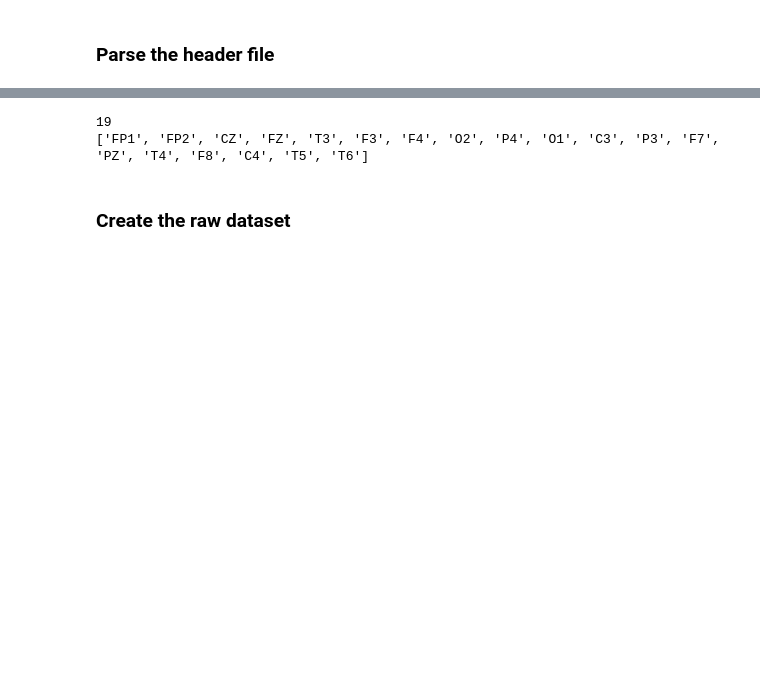
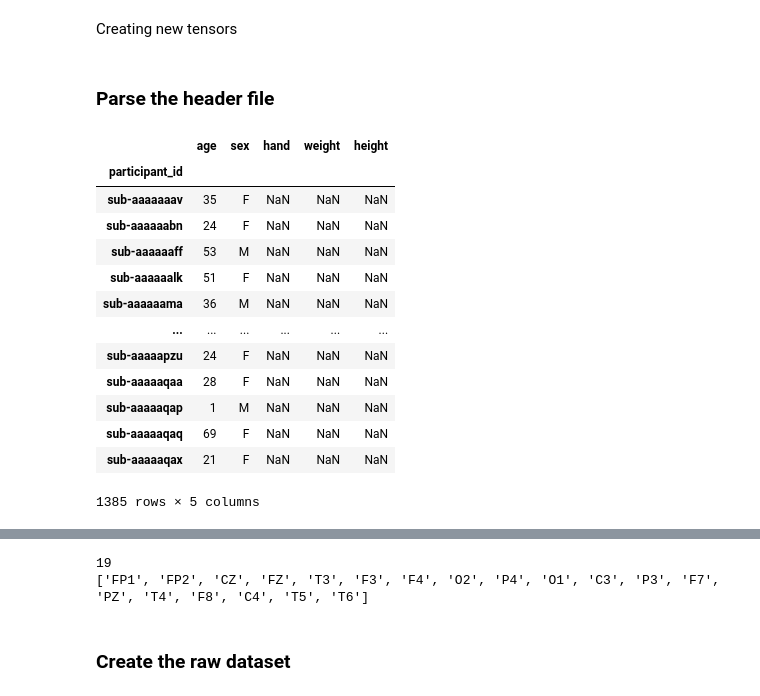
Before and after one commit to ad045/ad_benchmarking, a Jupyter notebook: create_datasets/tuh_processing.ipynb, the cells around one changed output, grey strips where cells are left out. Saved outputs shown, nothing was run; the diff lists cells and outputs as text; code cells hidden in the pictures; blank space fills up the shorter version.

```diff
--- a/create_datasets/tuh_processing.ipynb
+++ b/create_datasets/tuh_processing.ipynb
@@ -1 +1,3 @@
+# %% [markdown]
+Creating new tensors
 # %%
@@ -22,0 +38,26 @@ data_path = '/home/oturgut/data/tuh_eeg/DOCS/headers.txt'
+# %%
+# data_path = '/home/oturgut/data/tuh_eeg/DOCS/headers.txt'
+data_path = "/vol/aimspace/users/dena/Documents/clean_brain_age/brain-age-benchmark/processed_TUAB"
+dataset = "tuab"
+save_path = f"/vol/aimspace/users/dena/Documents/ad_benchmarking/ad_benchmarking/data/{dataset}"
+
+if not os.path.exists(save_path):
+    os.makedirs(save_path)
+# %%
+participant_tab_data = pd.read_csv(os.path.join(data_path, "participants.tsv"), sep="\t", index_col=0)
+participant_tab_data
+# %% [output]
+|  | age | sex | hand | weight | height |
+| participant_id |  |  |  |  |  |
+| sub-aaaaaaav | 35 | F | NaN | NaN | NaN |
+| sub-aaaaaabn | 24 | F | NaN | NaN | NaN |
+| sub-aaaaaaff | 53 | M | NaN | NaN | NaN |
+| sub-aaaaaalk | 51 | F | NaN | NaN | NaN |
+| sub-aaaaaama | 36 | M | NaN | NaN | NaN |
+| ... | ... | ... | ... | ... | ... |
+| sub-aaaaapzu | 24 | F | NaN | NaN | NaN |
+| sub-aaaaaqaa | 28 | F | NaN | NaN | NaN |
+| sub-aaaaaqap | 1 | M | NaN | NaN | NaN |
+| sub-aaaaaqaq | 69 | F | NaN | NaN | NaN |
+| sub-aaaaaqax | 21 | F | NaN | NaN | NaN |
+1385 rows × 5 columns
```
Also changed, not shown: parts of 5 cells of this notebook, 4 other files.
